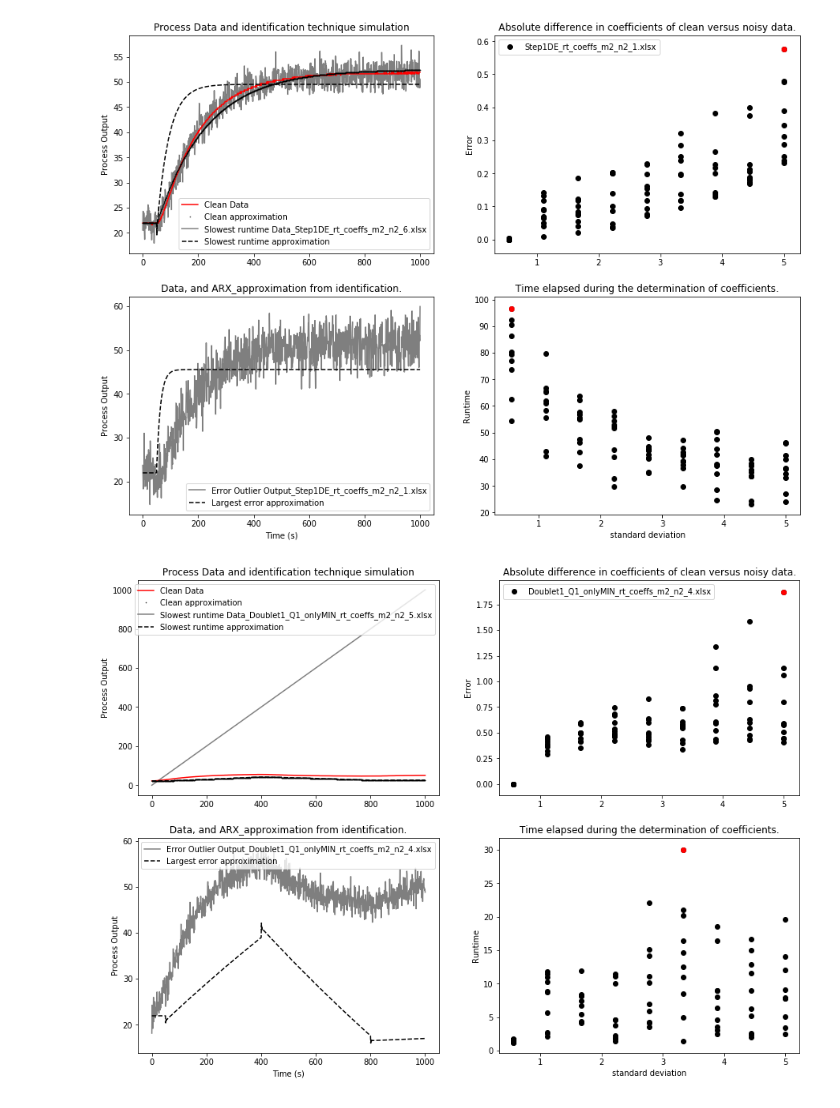
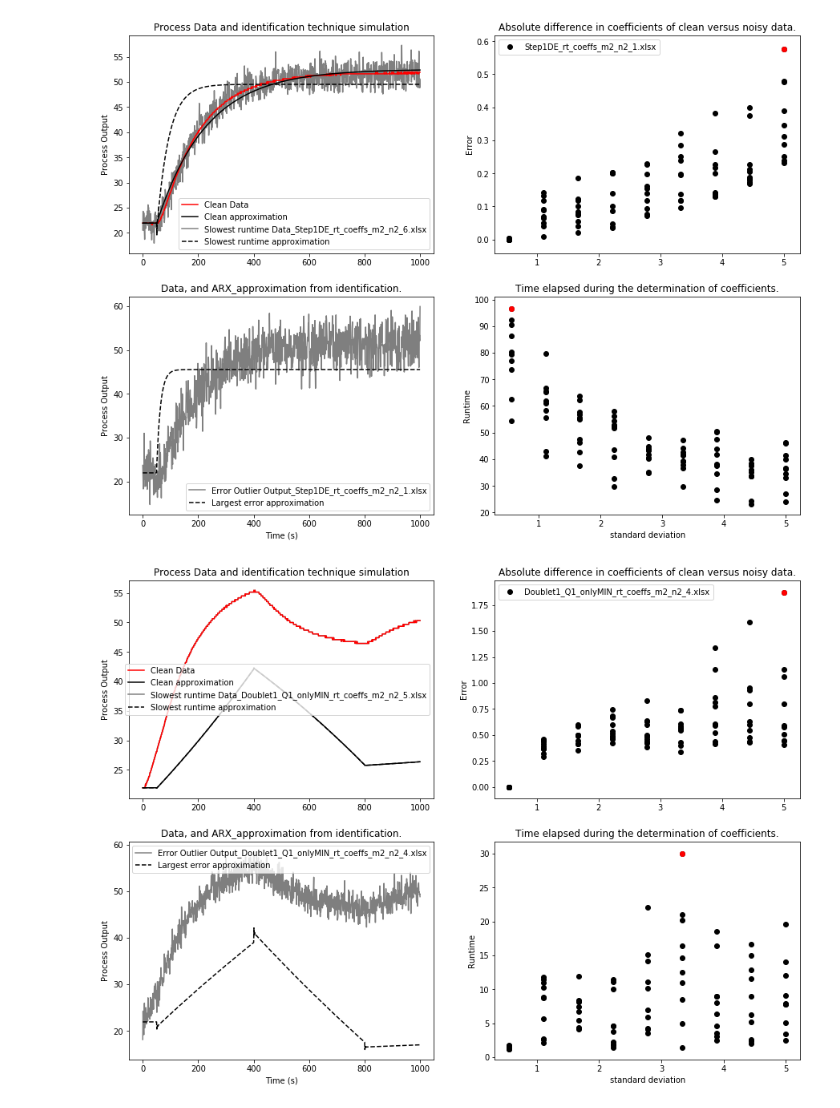
Before and after one commit to jmopperman/CSC411, a Jupyter notebook: Resulting_Plots.ipynb, the cells around one changed output. Saved outputs shown, nothing was run; the diff lists cells and outputs as text; code cells hidden in the pictures.

```diff
--- a/Resulting_Plots.ipynb
+++ b/Resulting_Plots.ipynb
@@ -60,7 +60,7 @@ def do_sim(ydata, data, pt, ptr):
     sim_outlier = ARX_Optimization.simulate(dfr_outlier.loc[pt][:m+n].values, data.Q1.values, m, n) + dfd_outlier[1][0] #change Q1 to work for any data set or code specific process inputs
     return sim_clean, sim_maxtime, sim_outlier
 # %%
-def max_er_rt(max_error, max_runtime, dfr, m, n):
+def max_er_rt(error, runtime, sigmas, max_error, max_runtime, dfr, m, n):
     prev_max_error = max_error
     prev_max_runtime = max_runtime
     for i in range(1,len(dfr)):
@@ -72,5 +72,5 @@ def max_er_rt(max_error, max_runtime, dfr, m, n):
         sigmas.append(dfr[j+2][i])
         max_error = max(error)
         max_runtime = max(runtime)
-    return max_error, max_runtime, prev_max_error, prev_max_runtime
+    return error, runtime, sigmas, max_error, max_runtime, prev_max_error, prev_max_runtime
 # %%
@@ -94,8 +93,7 @@ def extract_data(filename):
     dfr = pandas.read_excel(result_datadir/filename, sheet_name='ID_Results', header=None)
     return dfd, dfr
 # %%
-for method in ARX_Optimization.ID_techs:
-    method_name = method.__name__
+for method, method_name in zip(ARX_Optimization.ID_techs, ARX_Optimization.ID_tech_names):
     for dataname in os.listdir(input_datadir):  # Get data filename
         if dataname.endswith('.csv'):
             fig, ax = plt.subplots(2,2, figsize=(15,11))
@@ -108,38 +106,39 @@ for method in ARX_Optimization.ID_techs:
                     dfd, dfr = extract_data(resultname)
                     data = pandas.read_csv(input_datadir/dataname)
 
-                    max_error, max_runtime, prev_max_error, prev_max_runtime = max_er_rt(max_error, max_runtime, dfr, m, n)
+                    error, runtime, sigmas, max_error, max_runtime, prev_max_error, prev_max_runtime = max_er_rt(error, runtime, sigmas, max_error, max_runtime, dfr, m, n)
 
                     if max_error > prev_max_error:
                         idx = error.index(max_error)
                         outlier_run = resultname
                         dfd_outlier, dfr_outlier = extract_data(outlier_run)
                         if idx <= 9:
                             pt = idx
                         else:
                             pt = int(str(idx)[1])
                         output_outlier = dfd_outlier[pt]
 
                     if max_runtime > prev_max_runtime:
                         idxr = runtime.index(max_runtime)
                         maxtime_name = resultname
                         dfd_maxtime, dfr_maxtime = extract_data(maxtime_name)
-#                             print(idxr)
-#                             if idxr == 0:
-#                                 ptr = 1   # For some reason if idxr = 0, this is still not true ...
+
                         if idxr <= 9:
                             ptr = idxr
                         else:
                             ptr = int(str(idxr)[1])
+                            if ptr == 0:
+                                ptr = 1
+#                         print(idxr, ptr)
                         maxrun = dfd_maxtime[ptr]
 
             sim_clean, sim_maxtime, sim_outlier = do_sim([dfr_maxtime, dfr_outlier, dfd_maxtime, dfd_outlier], data, pt, ptr)
             data_lst = [dfd_maxtime, sim_clean, maxrun, sim_maxtime, dfd_outlier, output_outlier, sim_outlier, sigmas, runtime, error, max_error]
             plot_formatting(data_lst, idx, outlier_run, maxtime_name)
 # %% [output]
 [figure]
 [figure]
 [figure]
-[figure, old version]
+[figure, new version]
 [figure]
 [figure]
```
Also changed, not shown: parts of 2 cells of this notebook.
